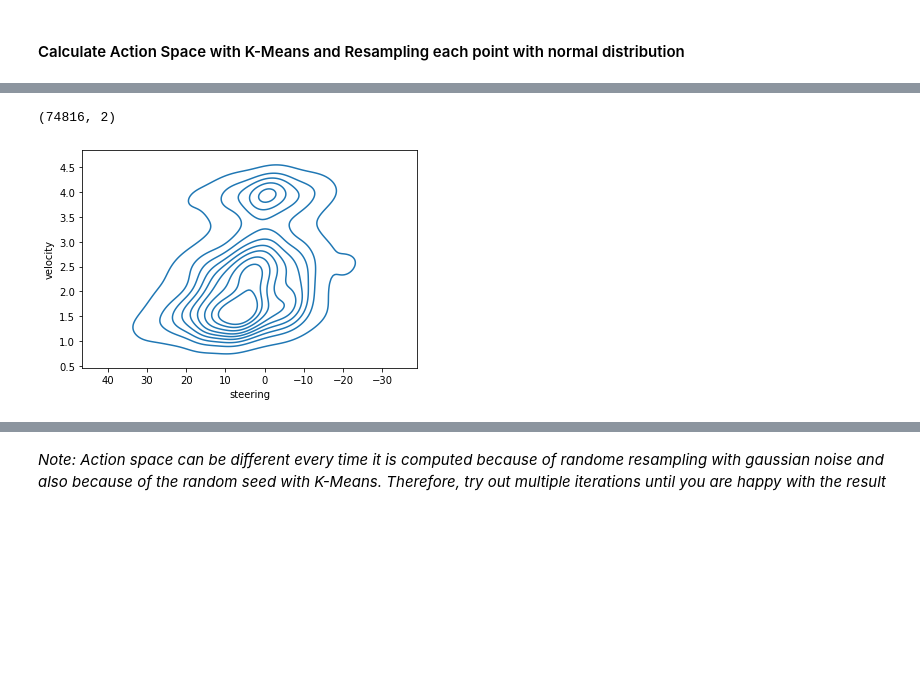
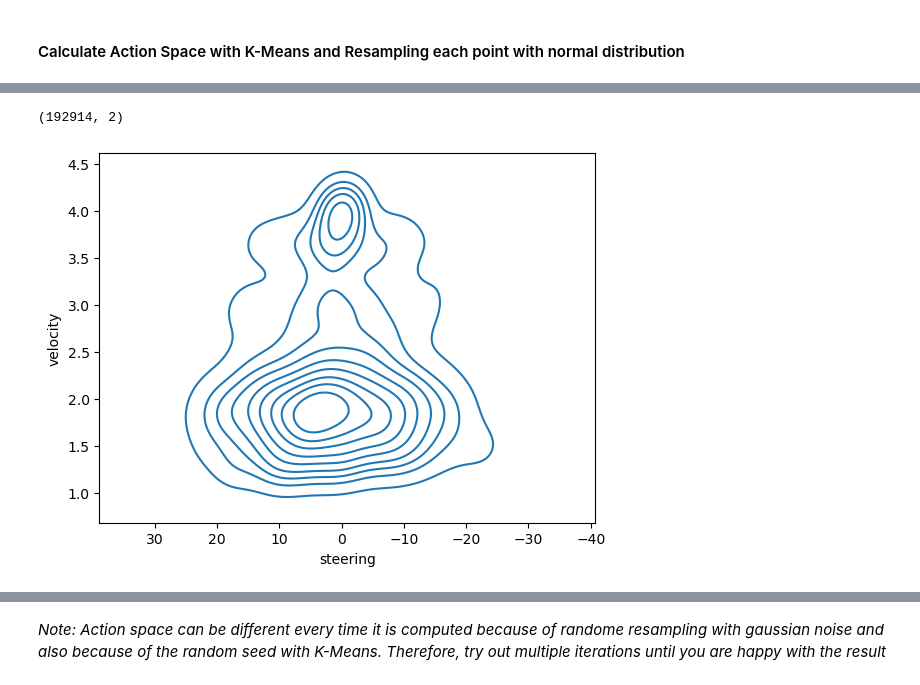
Before and after one commit to inyunch/Capstone_AWS_DeepRacer, a Jupyter notebook: Compute_Speed_And_Actions/RaceLine_Speed_ActionSpace.ipynb, the cells around one changed output, grey strips where cells are left out. Drawn from its saved outputs; the diff is of its cells as text; code cells hidden in the pictures; blank space fills up the shorter version.

```diff
--- a/Compute_Speed_And_Actions/RaceLine_Speed_ActionSpace.ipynb
+++ b/Compute_Speed_And_Actions/RaceLine_Speed_ActionSpace.ipynb
@@ -22,10 +22,10 @@ import warnings
 warnings.filterwarnings('ignore')
 # %%
 # Path of the optimal racing line (.npy file)
-fpath = "./racelines/reinvent_base-400-4-2019-10-11-161903.npy"
+fpath = "./racelines/penbay_open_ccw-10-8-2023-05-03-234028.npy"
 
 # Change manually (this is only so that output files are named correctly)
-TRACK_NAME = "reinvent_base"
+TRACK_NAME = "penbay_open_ccw"
 
 racing_track = np.load(fpath)
 
@@ -312,13 +312,15 @@ all_actions_norm = pd.concat([all_actions_norm,add_initial_actions], axis=0, ign
 # Display actions shape
 all_actions_norm.shape
 # %% [output]
-(74816, 2)
+(192914, 2)
 # %%
+import seaborn as sns
+
 all_actions_norm_less = all_actions_norm.sample(frac=0.01).reset_index(drop=True) # sample bc less compute time
-ax = sns.kdeplot(data=all_actions_norm_less["steering"],data2=all_actions_norm_less["velocity"])
+ax = sns.kdeplot(x=all_actions_norm_less["steering"], y=all_actions_norm_less["velocity"])
 ax.invert_xaxis()
 # %% [output]
-[figure, old version]
+[figure, new version]
 # %%
 X = all_actions_norm
 
```
Also changed, not shown: parts of 10 cells of this notebook, 10 other files.
